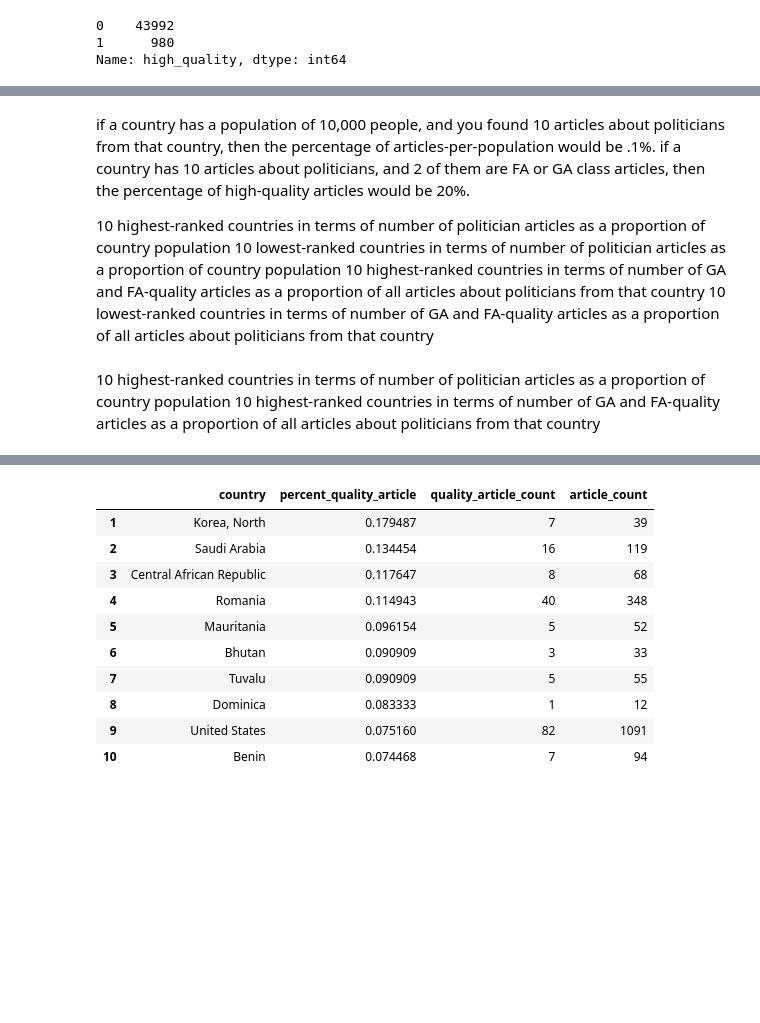
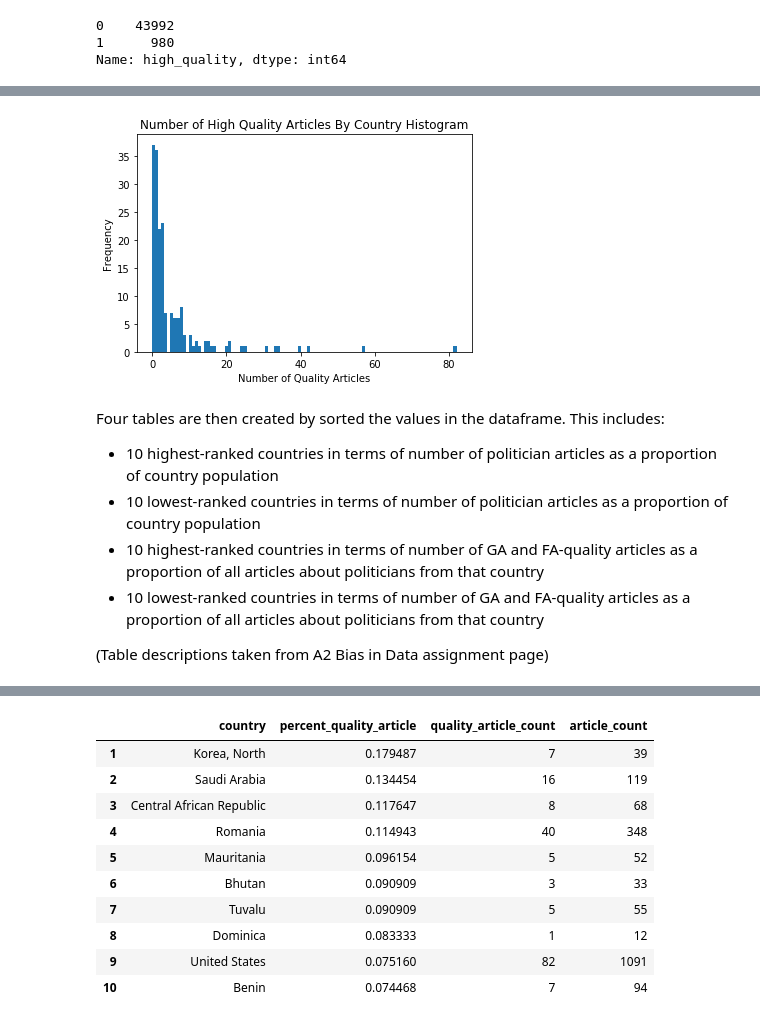
Before and after one commit to dwhite105/data-512-a2, a Jupyter notebook: hcds-a2-bias.ipynb, the cells around one changed output, grey strips where cells are left out. Drawn from its saved outputs; the diff is of its cells as text; code cells hidden in the pictures; blank space fills up the shorter version.

```diff
--- a/hcds-a2-bias.ipynb
+++ b/hcds-a2-bias.ipynb
@@ -140,11 +211,16 @@ Name: high_quality, dtype: int64
+# %%
+plt.hist(country_articles['quality_article_count'], bins = 100)
+plt.xlabel('Number of Quality Articles')
+plt.ylabel('Frequency')
+plt.title('Number of High Quality Articles By Country Histogram')
+plt.show()
+# %% [output]
+[figure, added]
 # %% [markdown]
-if a country has a population of 10,000 people, and you found 10 articles about politicians from that country, then the percentage of articles-per-population would be .1%.
-if a country has 10 articles about politicians, and 2 of them are FA or GA class articles, then the percentage of high-quality articles would be 20%.
+Four tables are then created by sorted the values in the dataframe. This includes:
+* 10 highest-ranked countries in terms of number of politician articles as a proportion of country population
+* 10 lowest-ranked countries in terms of number of politician articles as a proportion of country population
+* 10 highest-ranked countries in terms of number of GA and FA-quality articles as a proportion of all articles about politicians from that country
+* 10 lowest-ranked countries in terms of number of GA and FA-quality articles as a proportion of all articles about politicians from that country
 
-10 highest-ranked countries in terms of number of politician articles as a proportion of country population
-10 lowest-ranked countries in terms of number of politician articles as a proportion of country population
-10 highest-ranked countries in terms of number of GA and FA-quality articles as a proportion of all articles about politicians from that country
-10 lowest-ranked countries in terms of number of GA and FA-quality articles as a proportion of all articles about politicians from that country
+(Table descriptions taken from A2 Bias in Data assignment page)
-# %% [markdown]
-10 highest-ranked countries in terms of number of politician articles as a proportion of country population
-10 highest-ranked countries in terms of number of GA and FA-quality articles as a proportion of all articles about politicians from that country
```
Also changed, not shown: parts of 45 cells of this notebook.
